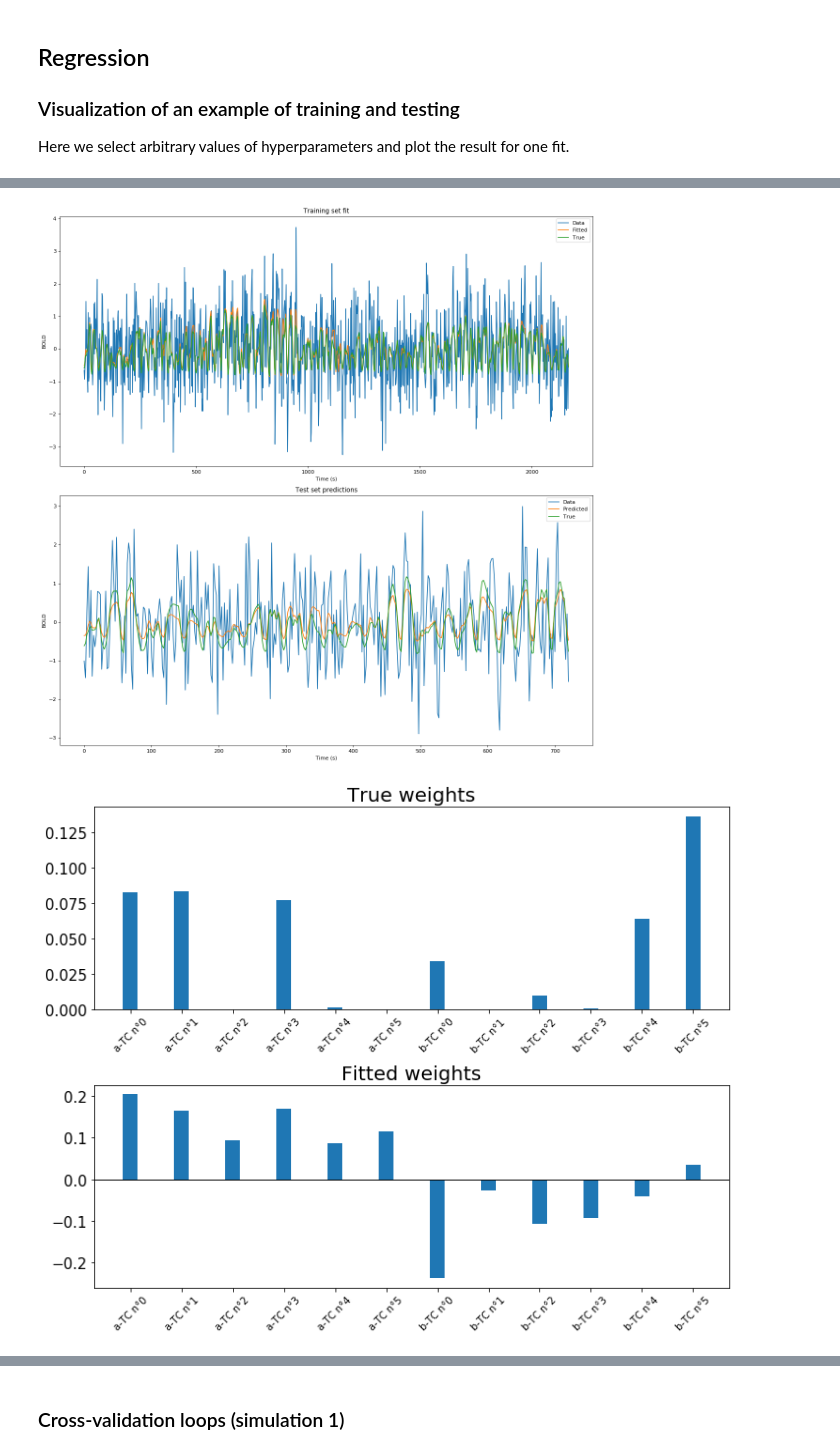
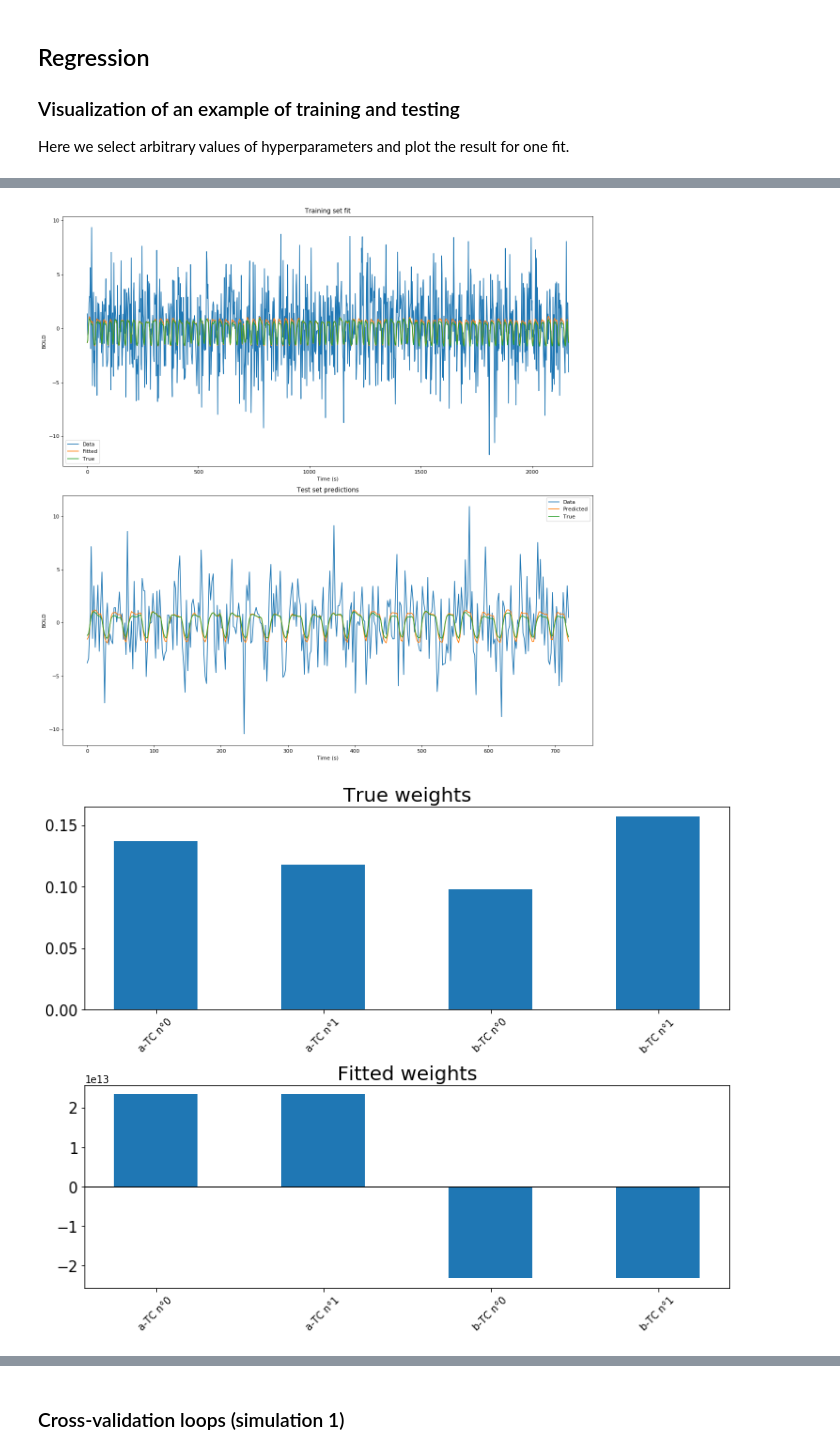
Before and after one commit to sebastiendemortain/neural-coding-of-probabilities, a Jupyter notebook: simulation2_results.ipynb, the cells around one changed output, grey strips where cells are left out. Drawn from its saved outputs; the diff is of its cells as text; code cells hidden in the pictures.

```diff
--- a/simulation2_results.ipynb
+++ b/simulation2_results.ipynb
@@ -261,7 +262,7 @@ for k_subject in range(n_subjects):
 
             # Rescale the regressors for rate code
             if fit_scheme.find('rate') != -1:
-                X[k_fit_scheme][k_subject][k_session][:, 1] = mu_mean/conf_mean * X[k_fit_scheme][k_subject][k_session][:, 1]
+                X[k_fit_scheme][k_subject][k_session][:, 1] = mu_sd/conf_sd * X[k_fit_scheme][k_subject][k_session][:, 1]
 
     end = time.time()
     if k_subject % 10 ==0:
@@ -635,3 +636,25 @@ for k_true_scheme in range(n_schemes):
                 fraction_counter += 1
 
 y_without_noise = copy.deepcopy(y)
+# %%
+# Normalization for each true_N
+
+y_sd_all = np.zeros((n_schemes, n_fractions, n_subjects, n_sessions))
+
+for k_true_scheme, k_fraction, k_subject, k_session in itertools.product(range(n_schemes), range(n_fractions), range(n_subjects), range(n_sessions)):
+    y_sd_all[k_true_scheme, k_fraction, k_subject, k_session] = np.std(y[k_true_scheme][k_fraction][k_subject][
+                            k_session])
+
+y_sd = np.zeros(n_schemes)
+
+for k_true_scheme in range(n_schemes):
+    y_sd[k_true_scheme] = np.mean(y_sd_all[k_true_scheme, :, :, :])
+    for k_fraction, k_subject, k_session in itertools.product(range(n_fractions), range(n_subjects), range(n_sessions)):
+                y[k_true_scheme][k_fraction][k_subject][
+                            k_session] = copy.deepcopy(y[k_true_scheme][k_fraction][k_subject][
+                            k_session]/y_sd[k_true_scheme])
+
+    for k_fraction, k_subject in itertools.product(range(n_fractions), range(n_subjects)):
+        weights[k_true_scheme][k_fraction][k_subject]= copy.deepcopy(weights[k_true_scheme][k_fraction][k_subject]/y_sd[k_true_scheme])
+
+y_without_noise = copy.deepcopy(y)
@@ -641,8 +670,6 @@ y_without_noise = copy.deepcopy(y)
 # Compute the amplitude of the noise
 noise_sd = np.zeros(n_schemes)
 for k_true_scheme in range(n_schemes):
-    all_y = np.asarray(y[k_true_scheme]).flatten()  # Concatenation of all y grouped together for SNR computation
-    noise_sd[k_true_scheme] = np.sqrt(np.var(all_y[0]) * (1 / snr - 1))  # std of the added gaussian noise
-    del all_y    # Free memory
+    noise_sd[k_true_scheme] = np.sqrt(1 / snr - 1)  # std of the added gaussian noise
 print(noise_sd)
 # %% [output]
@@ -689,6 +716,7 @@ y_after_filtering = copy.deepcopy(y)
 # Z-scoring of X and y
 
 scaling_factor_X = 0.01
+snr_factor = 1 #np.sqrt(1/snr-1)
 
 # Initialization
 Xz = [[[None for k_session in range(n_sessions)] for k_subject in range(n_subjects)]
@@ -713,28 +741,24 @@ for k_fit_scheme,k_subject, k_session in itertools.product(range(n_schemes), ran
             X[k_fit_scheme][k_subject][k_session][:, feature])) / scaling_factor_X  # Centering + Scaling
     # End of z-scoring
 
-y_sd = np.zeros(n_schemes)
-y_without_noise_sd = np.zeros(n_schemes)
 
 for k_true_scheme in range(n_schemes):
-    y_sd[k_true_scheme] = np.std(np.asarray(y[k_true_scheme]).flatten()[0])
-    y_without_noise_sd[k_true_scheme] = np.std(np.asarray(y_without_noise[k_true_scheme]).flatten()[0])
     for k_fraction, k_subject in itertools.product(range(n_fractions), range(n_subjects)):
         # Z-scoring of y
         for k_session in range(n_sessions):
             y_mean = np.mean(y[k_true_scheme][k_fraction][k_subject][k_session], axis=0)
 
             yz[k_true_scheme][k_fraction][k_subject][k_session] = \
-                (copy.deepcopy(y[k_true_scheme][k_fraction][k_subject][k_session] - y_mean)/y_sd[k_true_scheme])    # Centering+standardization
+                (copy.deepcopy(y[k_true_scheme][k_fraction][k_subject][k_session] - y_mean))    # Centering+standardization
             yz_without_noise[k_true_scheme][k_fraction][k_subject][k_session] = \
-                (copy.deepcopy(y_without_noise[k_true_scheme][k_fraction][k_subject][k_session] - y_mean)/y_sd[k_true_scheme])    # Centering+standardization
+                (copy.deepcopy(y_without_noise[k_true_scheme][k_fraction][k_subject][k_session] - y_mean))    # Centering+standardization
 
         ### End of z-scoring of y
 
 # Reajusting the weights after zscoring
 for k_true_scheme,k_fraction, k_subject in itertools.product(range(n_schemes), range(n_fractions), range(n_subjects)):
     for feature in range(weights[k_true_scheme][k_fraction][k_subject].shape[0]):
-        weights[k_true_scheme][k_fraction][k_subject][feature] = weights[k_true_scheme][k_fraction][k_subject][feature]*scaling_factor_X/y_sd[k_true_scheme]
+        weights[k_true_scheme][k_fraction][k_subject][feature] = weights[k_true_scheme][k_fraction][k_subject][feature]*scaling_factor_X/snr_factor
 # %% [markdown]
 
 ### Visualization of the different processes
@@ -814,9 +838,9 @@ Here we select arbitrary values of hyperparameters and plot the result for one f
 # %%
 # PICK HERE WHICH MODEL, SET, ETC. TO VISUALIZE
 #######################################
-k_fit_scheme = 0
-k_true_scheme = 0
-k_fraction = 10
+k_fit_scheme = 1
+k_true_scheme = 1
+k_fraction = 0
 k_subject = 0
 k_session = 3    # Left-out session
 #######################################
@@ -960,2 +984,2 @@ rho_raw_test = 0.31550300576506585
-[figure, old version]
+[figure, new version]
-[figure, old version]
+[figure, new version]
```
Also changed, not shown: parts of 19 cells of this notebook, 2 other files.
